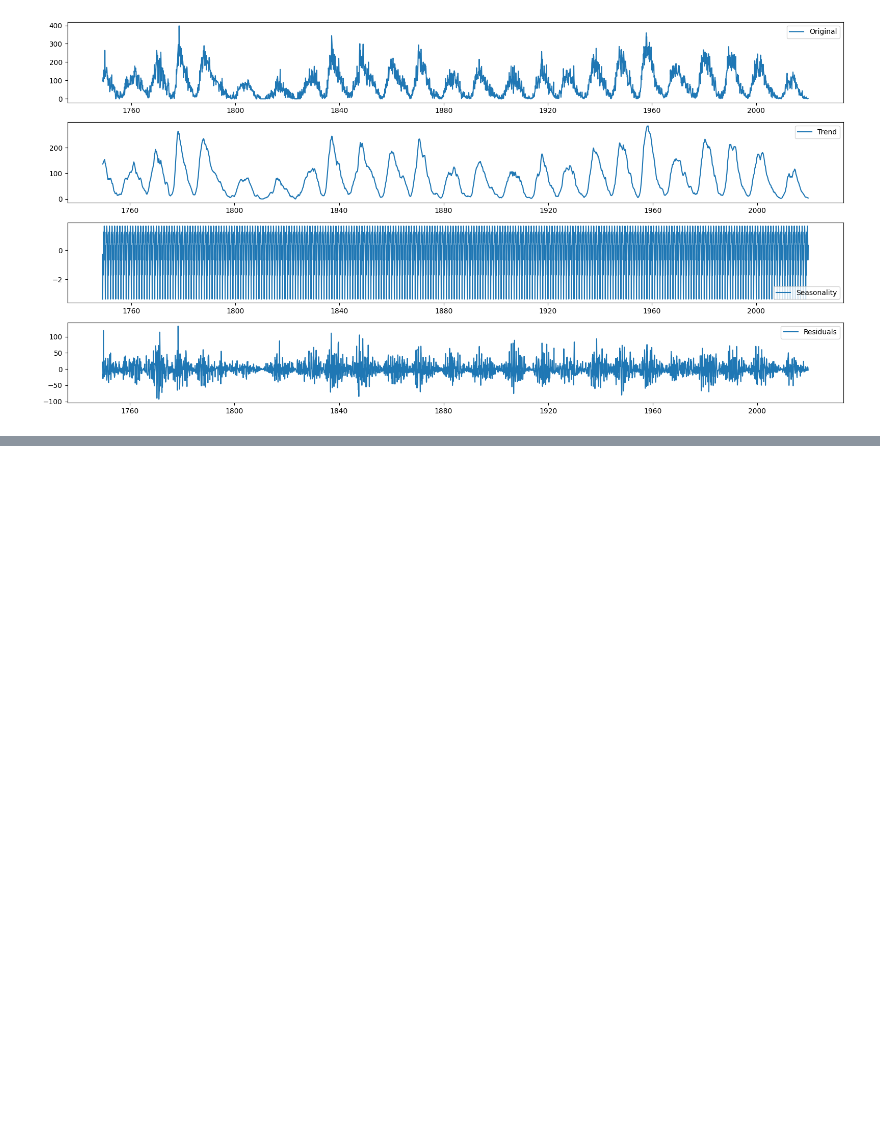
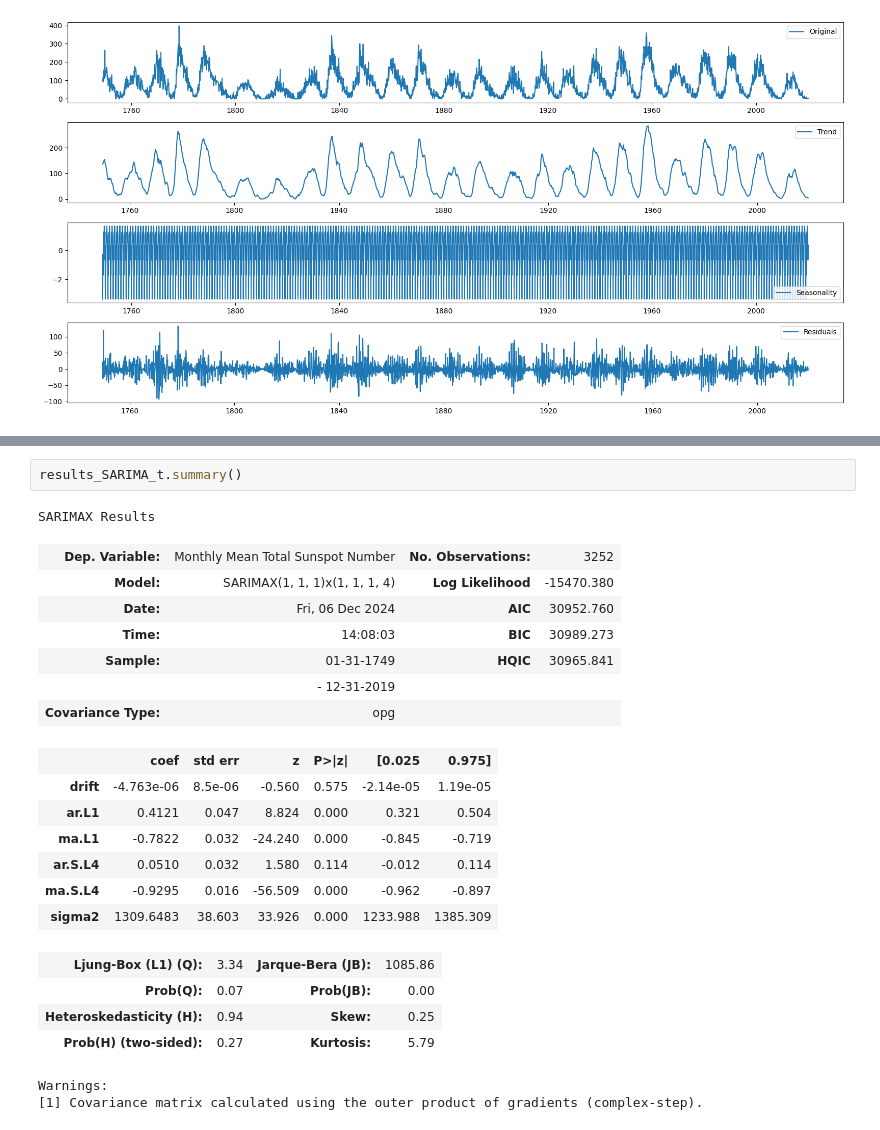
Before and after one commit to BlackBox-Ops/DS-Time-Series-Sunspot, a Jupyter notebook: notebooks/03_Time_Series _approach.ipynb, the cells around one changed output, grey strips where cells are left out. Saved outputs shown, nothing was run; the diff lists cells and outputs as text; blank space fills up the shorter version.

```diff
--- a/notebooks/03_Time_Series _approach.ipynb
+++ b/notebooks/03_Time_Series _approach.ipynb
@@ -327,0 +340,24 @@ print(rmse)
+# %%
+results_SARIMA_t.summary()
+# %% [output]
+SARIMAX Results
+| Dep. Variable: | Monthly Mean Total Sunspot Number | No. Observations: | 3252 |
+| Model: | SARIMAX(1, 1, 1)x(1, 1, 1, 4) | Log Likelihood | -15470.380 |
+| Date: | Fri, 06 Dec 2024 | AIC | 30952.760 |
+| Time: | 14:08:03 | BIC | 30989.273 |
+| Sample: | 01-31-1749 | HQIC | 30965.841 |
+|  | - 12-31-2019 |  |  |
+| Covariance Type: | opg |  |  |
+|  | coef | std err | z | P>|z| | [0.025 | 0.975] |
+| drift | -4.763e-06 | 8.5e-06 | -0.560 | 0.575 | -2.14e-05 | 1.19e-05 |
+| ar.L1 | 0.4121 | 0.047 | 8.824 | 0.000 | 0.321 | 0.504 |
+| ma.L1 | -0.7822 | 0.032 | -24.240 | 0.000 | -0.845 | -0.719 |
+| ar.S.L4 | 0.0510 | 0.032 | 1.580 | 0.114 | -0.012 | 0.114 |
+| ma.S.L4 | -0.9295 | 0.016 | -56.509 | 0.000 | -0.962 | -0.897 |
+| sigma2 | 1309.6483 | 38.603 | 33.926 | 0.000 | 1233.988 | 1385.309 |
+| Ljung-Box (L1) (Q): | 3.34 | Jarque-Bera (JB): | 1085.86 |
+| Prob(Q): | 0.07 | Prob(JB): | 0.00 |
+| Heteroskedasticity (H): | 0.94 | Skew: | 0.25 |
+| Prob(H) (two-sided): | 0.27 | Kurtosis: | 5.79 |
+Warnings:
+[1] Covariance matrix calculated using the outer product of gradients (complex-step).
```
Also changed, not shown: parts of 3 cells of this notebook.
